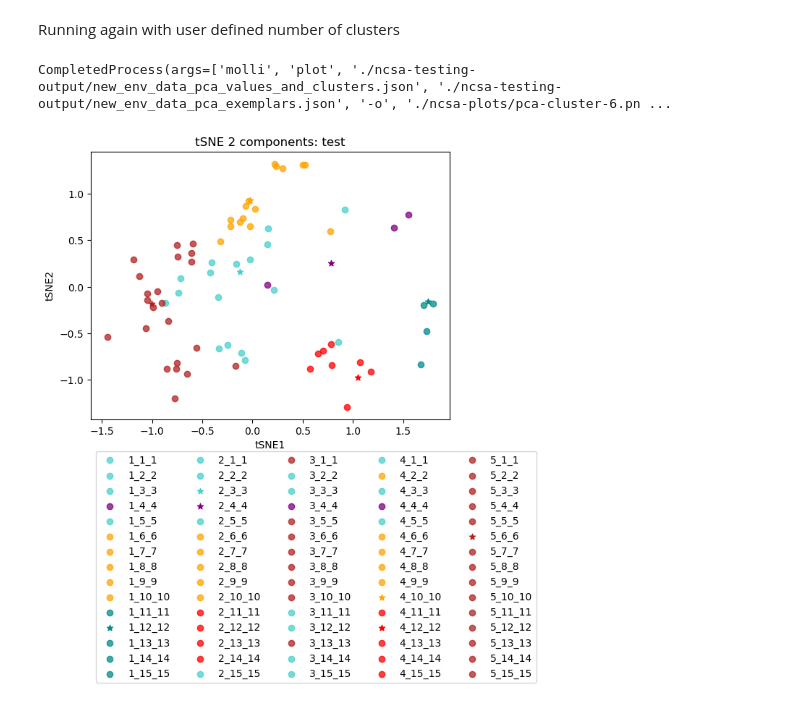
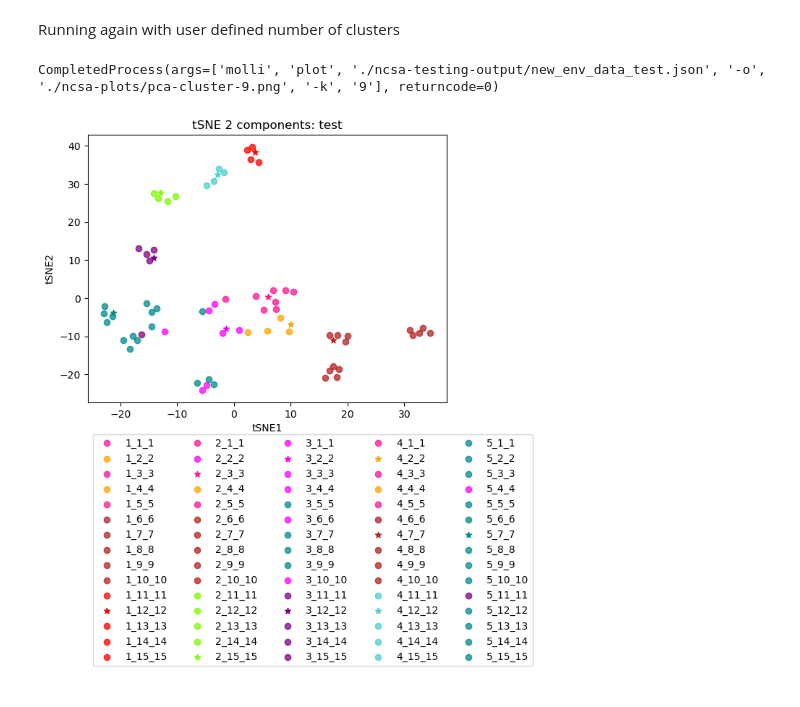
Before and after one commit to SEDenmarkLab/molli, a Jupyter notebook: ncsa-testing/data-viz.ipynb, the cells around one changed output. Cells and saved outputs as stored; diff of their text form; code cells hidden in the pictures.

Commit message:
json output changes

```diff
--- a/ncsa-testing/data-viz.ipynb
+++ b/ncsa-testing/data-viz.ipynb
@@ -14,10 +14,3 @@ in_dir = './ncsa-testing-output/'
 Assuming tsne data from entire-workflow.ipynb is accessible!
 # %% [markdown]
 # TSNE plot
-# %%
-# locating "elbow" index at end of exemplars list
-with open(f'{in_dir}new_env_data3_exemplars.json') as f:
-    exemp = json.load(f)
-knee = exemp[-1]
-print(knee)
-# This is just to illustrate where elbow is. It is not necessary to run the plot script
@@ -90,17 +78,16 @@ subprocess.run(
     [
         'molli',
         'plot',
-        f'{in_dir}new_env_data_pca_values_and_clusters.json',
-        f'{in_dir}new_env_data_pca_exemplars.json',
+        f'{in_dir}new_env_data_test.json',
         '-o',
-        f'{out_dir}pca-cluster-6.png',
+        f'{out_dir}pca-cluster-9.png',
         '-k',
-        '6'
+        '9'
     ]
 )
 # %% [output]
-CompletedProcess(args=['molli', 'plot', './ncsa-testing-output/new_env_data_pca_values_and_clusters.json', './ncsa-testing-output/new_env_data_pca_exemplars.json', '-o', './ncsa-plots/pca-cluster-6.pn ...
+CompletedProcess(args=['molli', 'plot', './ncsa-testing-output/new_env_data_test.json', '-o', './ncsa-plots/pca-cluster-9.png', '-k', '9'], returncode=0)
 # %%
-display.Image(f'{out_dir}pca-cluster-6.png')
+display.Image(f'{out_dir}pca-cluster-9.png')
 # %% [output]
-[figure, old version]
+[figure, new version]
```
Also changed, not shown: parts of 7 cells of this notebook, 5 other files.
